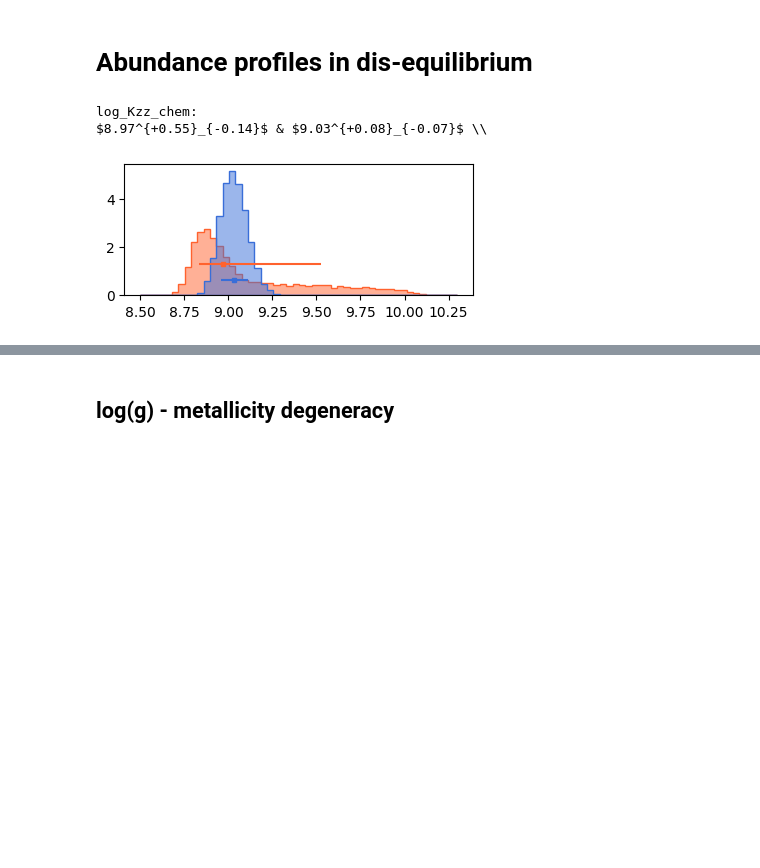
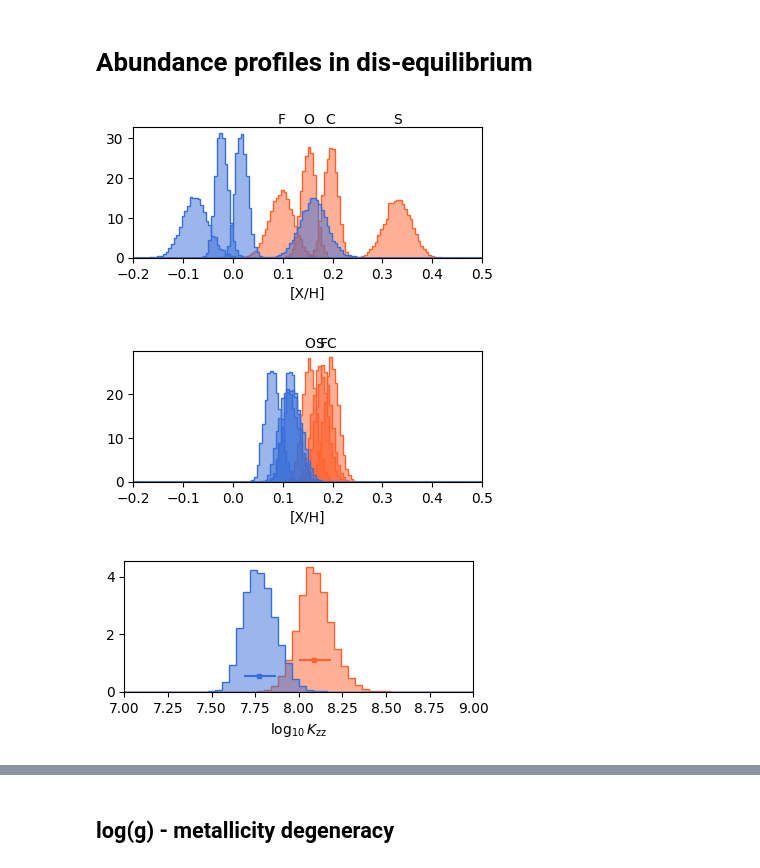
Before and after one commit to samderegt/retrieval_base, a Jupyter notebook: Luhman_16/figures/plot_K_band_chem_ratios.ipynb, the cells around one changed output, grey strips where cells are left out. Saved outputs shown, nothing was run; the diff lists cells and outputs as text; code cells hidden in the pictures; blank space fills up the shorter version.

```diff
--- a/Luhman_16/figures/plot_K_band_chem_ratios.ipynb
+++ b/Luhman_16/figures/plot_K_band_chem_ratios.ipynb
@@ -470,23 +522,54 @@ def plot_VMR_errorbar(ax, Chem, species, y=1, x_indices=[[0,6],[1,5],[2,4]], **e
     x = np.repeat(x, len(x_indices))
     y = np.repeat(y, len(x_indices))
     ax.errorbar(x, y, xerr=xerr, **errorbar_kwargs)
-# %%
-log_Kzz_A_eq = A_eq.posterior[:,A_eq.ParamTable.get('log_Kzz_chem', key='idx_free')]
-log_Kzz_B_eq = B_eq.posterior[:,B_eq.ParamTable.get('log_Kzz_chem', key='idx_free')]
-
-print('log_Kzz_chem:')
-result_utils.latex_format(log_Kzz_A_eq, log_Kzz_B_eq, decimals=2)
-
-bins = 50; hist_range = [8.5,10.3]
-fig, ax = plt.subplots(figsize=(4.5,1.7))
-ax.hist(log_Kzz_A_eq, label='A', bins=bins, range=hist_range, **hist_kwargs_A_eq)
-ax.hist(log_Kzz_B_eq, label='B', bins=bins, range=hist_range, **hist_kwargs_B_eq)
-# ax.hist(chem_ratios_A[key], label='A', bins=bins, range=hist_range, **hist_kwargs_A)
-plot_errorbar(ax, log_Kzz_A_eq, y=0.24, q=result_utils.q[[2,4]], color=color_A)
-plot_errorbar(ax, log_Kzz_B_eq, y=0.12, q=result_utils.q[[2,4]], color=color_B)
-
-plt.show()
-# %% [output]
-log_Kzz_chem:
-$8.97^{+0.55}_{-0.14}$ & $9.03^{+0.08}_{-0.07}$ \\
-[figure, removed]
+# %%
+bins = 130; hist_range = [-0.2,0.5]
+fig, ax = plt.subplots(figsize=(4.5,1.7))
+ax.hist(abs_abund_A['C/H'], bins=bins, range=hist_range, **hist_kwargs_A); ax.annotate('C', xy=(np.median(abs_abund_A['C/H']), 1.0), xycoords=ax.get_xaxis_transform(), ha='center', va='bottom')
+ax.hist(abs_abund_A['O/H'], bins=bins, range=hist_range, **hist_kwargs_A); ax.annotate('O', xy=(np.median(abs_abund_A['O/H']), 1.0), xycoords=ax.get_xaxis_transform(), ha='center', va='bottom')
+# ax.hist(abs_abund_A['N/H'], bins=bins, range=hist_range, **hist_kwargs_A); ax.annotate('N', xy=(np.median(abs_abund_A['N/H']), 0.9), xycoords=ax.get_xaxis_transform(), ha='center', va='center')
+ax.hist(abs_abund_A['S/H'], bins=bins, range=hist_range, **hist_kwargs_A); ax.annotate('S', xy=(np.median(abs_abund_A['S/H']), 1.0), xycoords=ax.get_xaxis_transform(), ha='center', va='bottom')
+ax.hist(abs_abund_A['F/H'], bins=bins, range=hist_range, **hist_kwargs_A); ax.annotate('F', xy=(np.median(abs_abund_A['F/H']), 1.0), xycoords=ax.get_xaxis_transform(), ha='center', va='bottom')
+
+ax.hist(abs_abund_B['C/H'], bins=bins, range=hist_range, **hist_kwargs_B)
+ax.hist(abs_abund_B['O/H'], bins=bins, range=hist_range, **hist_kwargs_B)
+# ax.hist(abs_abund_B['N/H'], bins=bins, range=hist_range, **hist_kwargs_B)
+ax.hist(abs_abund_B['S/H'], bins=bins, range=hist_range, **hist_kwargs_B)
+ax.hist(abs_abund_B['F/H'], bins=bins, range=hist_range, **hist_kwargs_B)
+
+ax.set(xlim=hist_range, xlabel='[X/H]')
+plt.show()
+
+fig, ax = plt.subplots(figsize=(4.5,1.7))
+ax.hist(abs_abund_A_eq['C/H'], bins=bins, range=hist_range, **hist_kwargs_A); ax.annotate('C', xy=(np.median(abs_abund_A_eq['C/H']), 1.0), xycoords=ax.get_xaxis_transform(), ha='center', va='bottom')
+ax.hist(abs_abund_A_eq['O/H'], bins=bins, range=hist_range, **hist_kwargs_A); ax.annotate('O', xy=(np.median(abs_abund_A_eq['O/H']), 1.0), xycoords=ax.get_xaxis_transform(), ha='center', va='bottom')
+# ax.hist(abs_abund_A_eq['N/H'], bins=bins, range=hist_range, **hist_kwargs_A); ax.annotate('N', xy=(np.median(abs_abund_A_eq['N/H']), 0.9), xycoords=ax.get_xaxis_transform(), ha='center', va='center')
+ax.hist(abs_abund_A_eq['S/H'], bins=bins, range=hist_range, **hist_kwargs_A); ax.annotate('S', xy=(np.median(abs_abund_A_eq['S/H']), 1.0), xycoords=ax.get_xaxis_transform(), ha='center', va='bottom')
+ax.hist(abs_abund_A_eq['F/H'], bins=bins, range=hist_range, **hist_kwargs_A); ax.annotate('F', xy=(np.median(abs_abund_A_eq['F/H']), 1.0), xycoords=ax.get_xaxis_transform(), ha='center', va='bottom')
+
+ax.hist(abs_abund_B_eq['C/H'], bins=bins, range=hist_range, **hist_kwargs_B)
+ax.hist(abs_abund_B_eq['O/H'], bins=bins, range=hist_range, **hist_kwargs_B)
+# ax.hist(abs_abund_B_eq['N/H'], bins=bins, range=hist_range, **hist_kwargs_B)
+ax.hist(abs_abund_B_eq['S/H'], bins=bins, range=hist_range, **hist_kwargs_B)
+ax.hist(abs_abund_B_eq['F/H'], bins=bins, range=hist_range, **hist_kwargs_B)
+
+ax.set(xlim=hist_range, xlabel='[X/H]')
+plt.show()
+
+log_Kzz_A_eq = A_eq.posterior[:,A_eq.ParamTable.get('log_Kzz_chem', key='idx_free')]
+log_Kzz_B_eq = B_eq.posterior[:,B_eq.ParamTable.get('log_Kzz_chem', key='idx_free')]
+# print('log_Kzz_chem:'); result_utils.latex_format(log_Kzz_A_eq, log_Kzz_B_eq, decimals=2)
+
+bins = 50; hist_range = [7.0,9.0]
+fig, ax = plt.subplots(figsize=(4.5,1.7))
+ax.hist(log_Kzz_A_eq, label='A', bins=bins, range=hist_range, **hist_kwargs_A_eq)
+ax.hist(log_Kzz_B_eq, label='B', bins=bins, range=hist_range, **hist_kwargs_B_eq)
+# ax.hist(chem_ratios_A[key], label='A', bins=bins, range=hist_range, **hist_kwargs_A)
+plot_errorbar(ax, log_Kzz_A_eq, y=0.24, q=result_utils.q[[2,4]], color=color_A)
+plot_errorbar(ax, log_Kzz_B_eq, y=0.12, q=result_utils.q[[2,4]], color=color_B)
+ax.set(xlim=hist_range, xlabel=r'$\log_{10} K_\mathrm{zz}$')
+plt.show()
+# %% [output]
+[figure, added]
+[figure, added]
+[figure, added]
```
Also changed, not shown: parts of 15 cells of this notebook.
